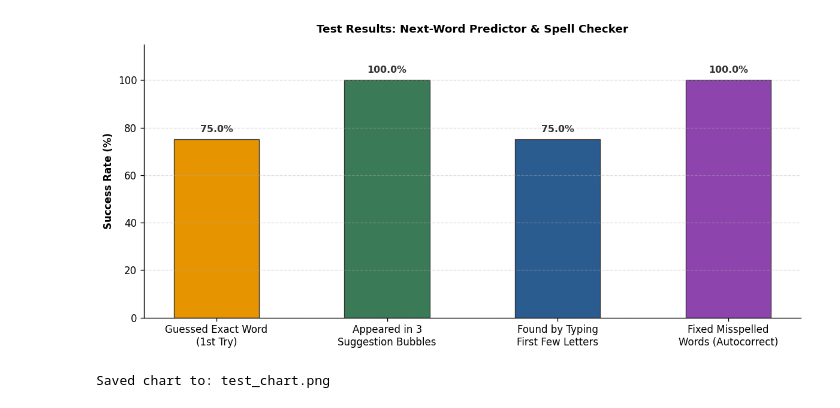
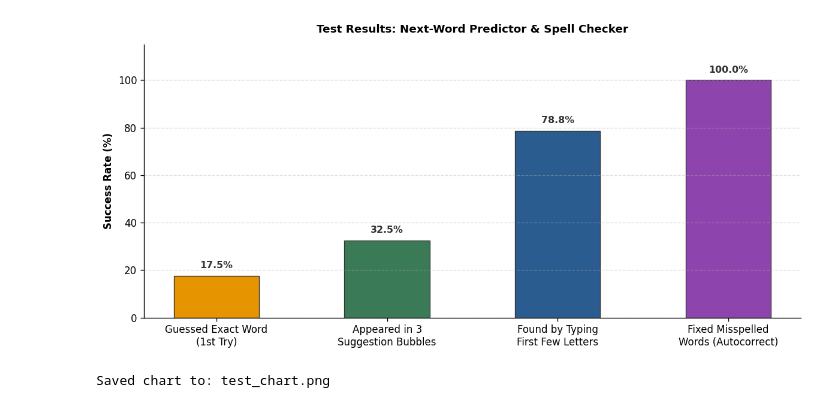
Before and after one commit to kelly-neil/linearalgebra-nextword, a Jupyter notebook: testing_results.ipynb, the cells around one changed output. Cells and saved outputs as stored; diff of their text form; code cells hidden in the pictures.

Commit message:
fixed gltch where the results were not fully showinf the actual corpus and percentages

```diff
--- a/testing_results.ipynb
+++ b/testing_results.ipynb
@@ -1,4 +1,6 @@
 # %%
+import random
+import re
 import sys
 from pathlib import Path
 import matplotlib.pyplot as plt
@@ -10,33 +12,55 @@ if current_dir not in sys.path:
 
 # Import model components
 from next_word_suggester_v1 import (
-    vocab, idx, suggest, autocorrect
+    vocab, idx, suggest, autocorrect, corpus_files
 )
 
+print("Corpus files:", ", ".join(corpus_files))
 print(f"Vocabulary size: {len(vocab)}")
 print("Sample words:", ", ".join(vocab[:min(12, len(vocab))]))
 
-# Simple test sentences to check if our word predictor and spellchecker work
-test_cases = [
-    {"context": "linear algebra uses", "target": "vectors", "prefix": "ve", "typo": "vctrs"},
-    {"context": "vectors can represent", "target": "words", "prefix": "wo", "typo": "wrds"},
-    {"context": "matrices can describe", "target": "transitions", "prefix": "tr", "typo": "trnsitions"},
-    {"context": "probability helps rank", "target": "possible", "prefix": "po", "typo": "psible"}
-]
+# Reservoir-sample real next-word transitions so results aren't driven by four hand-picked examples.
+sample_size = 80
+rng = random.Random(42)
+test_cases = []
+seen_windows = 0
+for corpus_path in corpus_files:
+    with open(corpus_path, "r", encoding="utf-8") as corpus_file:
+        for line in corpus_file:
+            words = re.findall(r"[a-z]+", line.lower())
+            for next_index in range(3, len(words)):
+                seen_windows += 1
+                case = {
+                    "context": " ".join(words[next_index - 3:next_index]),
+                    "target": words[next_index]
+                }
+                if len(test_cases) < sample_size:
+                    test_cases.append(case)
+                else:
+                    replacement_index = rng.randrange(seen_windows)
+                    if replacement_index < sample_size:
+                        test_cases[replacement_index] = case
+
+if not test_cases:
+    raise ValueError("No three-word contexts found in the loaded corpus.")
 
 exact_match_hits = 0
 in_suggestions_hits = 0
 typing_filter_hits = 0
 spell_check_hits = 0
+spell_check_tests = 0
+spell_check_limit = 4
 total_tests = len(test_cases)
 
-print(f"\nRunning {total_tests} tests...\n")
+print(f"\nRunning {total_tests} sampled tests from {seen_windows} corpus contexts (seed=42)...")
+print(f"Autocorrect is checked on up to {spell_check_limit} eligible sample words.")
+print("These are in-corpus replay results, not held-out accuracy.\n")
 
 for i, test in enumerate(test_cases, 1):
     context = test["context"]
     target = test["target"]
-    prefix_query = context + " " + test["prefix"]
-    typo_word = test["typo"]
+    prefix = target[:2]
+    prefix_query = context + " " + prefix
 
     # 1. Did the program's #1 best guess match the target word?
     suggestions = [w.lower() for w in suggest(context + " ", n=3)]
@@ -45,35 +69,47 @@ for i, test in enumerate(test_cases, 1):
     if is_exact_match: exact_match_hits += 1
     if is_in_suggestions: in_suggestions_hits += 1
 
-    # 2. Did typing the first letters ("ve") successfully find the word?
+    # 2. Did typing the target's first two letters find it?
     filtered_suggestions = [w.lower() for w in suggest(prefix_query, n=3)]
     is_filter_success = target in filtered_suggestions
     if is_filter_success: typing_filter_hits += 1
 
-    # 3. Did fixing the typo ("vctrs" -> "vectors") work?
-    corrected_words = [w.lower() for w in autocorrect(typo_word, k=3)]
-    is_spell_check_success = target in corrected_words
-    if is_spell_check_success: spell_check_hits += 1
+    # Test autocorrect with an omitted internal character when it creates an unknown word.
+    typo_word = None
+    corrected_words = []
+    is_spell_check_success = None
+    if len(target) >= 4 and spell_check_tests < spell_check_limit:
+        typo_index = len(target) // 2
+        typo_word = target[:typo_index] + target[typo_index + 1:]
+        if typo_word not in idx:
+            corrected_words = [w.lower() for w in autocorrect(typo_word, k=3)]
+            is_spell_check_success = target in corrected_words
+            spell_check_tests += 1
+            if is_spell_check_success: spell_check_hits += 1
 
     print(f"Test {i}: Typing '{context}' -> Looking for '{target}'")
     print(f"   -> 3 Suggestion Bubbles: {suggestions} (Was right word included? {is_in_suggestions})")
-    print(f"   -> Typing start of word '{test['prefix']}': {filtered_suggestions} (Found? {is_filter_success})")
-    print(f"   -> Fixing typo '{typo_word}': {corrected_words} (Fixed? {is_spell_check_success})\n")
+    print(f"   -> Typing start of word '{prefix}': {filtered_suggestions} (Found? {is_filter_success})")
+    if is_spell_check_success is not None:
+        print(f"   -> Fixing typo '{typo_word}': {corrected_words} (Fixed? {is_spell_check_success})\n")
+    else:
+        print("   -> Skipped typo check (no suitable unknown typo)\n")
 
 # Calculate simple percentages
 score_exact = (exact_match_hits / total_tests) * 100
 score_suggestions = (in_suggestions_hits / total_tests) * 100
 score_filter = (typing_filter_hits / total_tests) * 100
-score_spell = (spell_check_hits / total_tests) * 100
+score_spell = (spell_check_hits / spell_check_tests) * 100 if spell_check_tests else 0
 
 # Print clean, easy-to-read results table
+print("\nSampled-corpus test results:")
 print("------------------------------------------------------------------")
 print(f"{'Testing...':<42} | {'Success Rate'}")
 print("------------------------------------------------------------------")
-print(f"{'Guessed exact next word on 1st try':<42} | {score_exact:.1f}%")
-print(f"{'Right word appeared in 3 suggestion buttons':<42} | {score_suggestions:.1f}%")
-print(f"{'Found word when typing first few letters':<42} | {score_filter:.1f}%")
-print(f"{'Fixed misspelled words (autocorrect)':<42} | {score_spell:.1f}%")
+print(f"{'Guessed exact next word on 1st try':<42} | {score_exact:.1f}% ({exact_match_hits}/{total_tests})")
+print(f"{'Right word appeared in 3 suggestion buttons':<42} | {score_suggestions:.1f}% ({in_suggestions_hits}/{total_tests})")
+print(f"{'Found word when typing first few letters':<42} | {score_filter:.1f}% ({typing_filter_hits}/{total_tests})")
+print(f"{'Fixed misspelled words (autocorrect)':<42} | {score_spell:.1f}% ({spell_check_hits}/{spell_check_tests})")
 print("------------------------------------------------------------------")
 
 # Simple Bar Chart with distinct colors for each bar
@@ -126,3 +162,3 @@ Fixed misspelled words (autocorrect)       | 100.0%
 ------------------------------------------------------------------
-[figure, old version]
+[figure, new version]
 Saved chart to: test_chart.png
```
Also changed, not shown: parts of 1 cell of this notebook, 3 other files.
